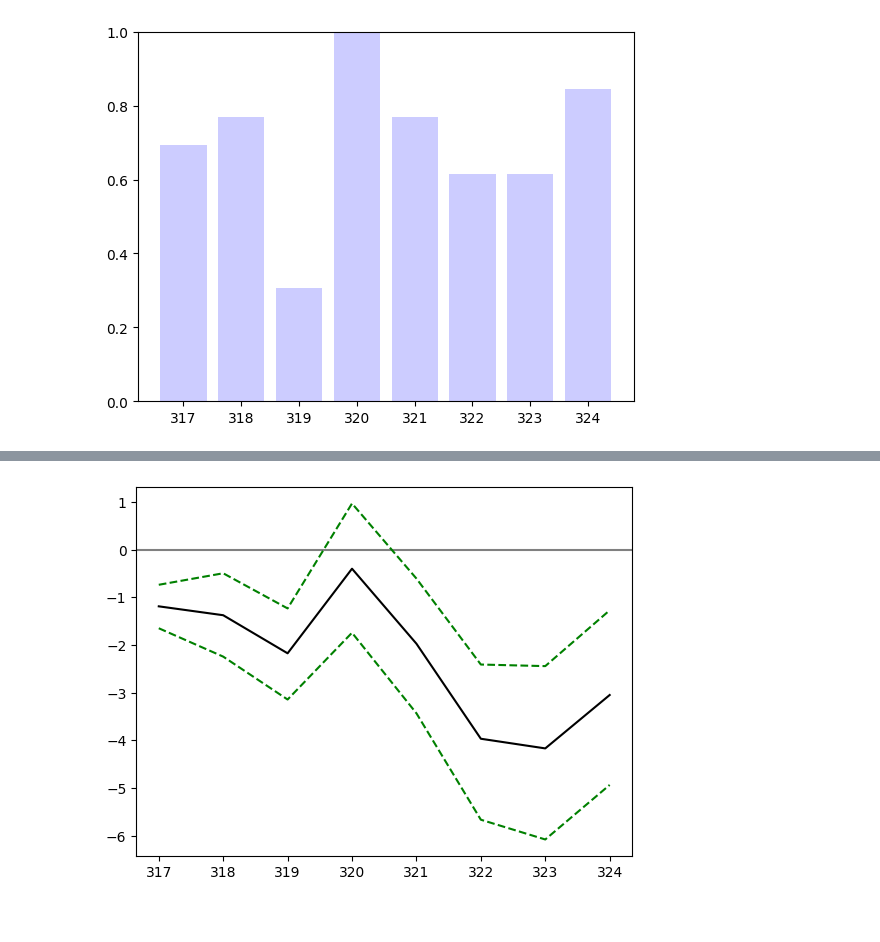
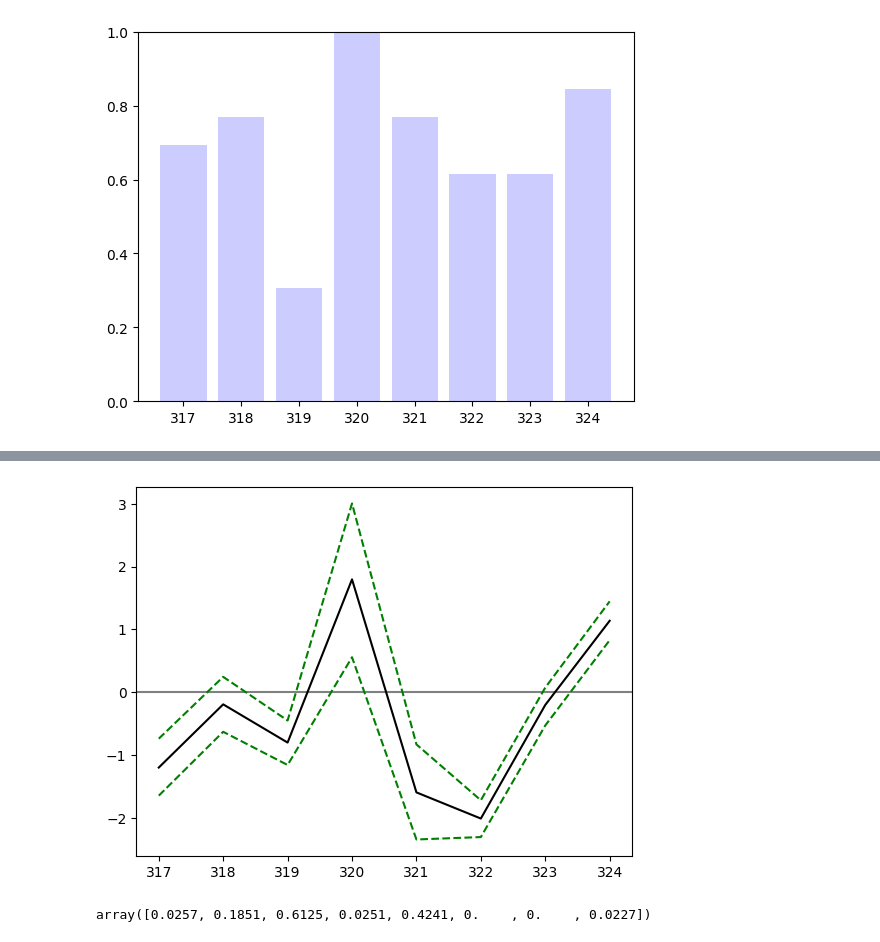
Before and after one commit to orsimarcell/Trump-effect-on-US-stocks, a Jupyter notebook: event_study.ipynb, the cells around one changed output, grey strips where cells are left out. Cells and saved outputs as stored; diff of their text form; code cells hidden in the pictures.

```diff
--- a/event_study.ipynb
+++ b/event_study.ipynb
@@ -188,6 +203,7 @@ plt.show()
 # %%
 # Bootstrap for Trump stocks
 AAR_boot_trump=list()
+AAR_boot_t_trump=list()
 CAAR_boot_trump=list()
 M=10000
 
@@ -203,6 +219,7 @@ for i in range(M):
         columns=stocks_trump
     )
     AAR_boot_trump.append(list(AR_boot.mean(axis=1)))
+    AAR_boot_t_trump.append(list(AR_boot.mean(axis=1)/(AR_boot.std(axis=1,ddof=1)/len(AR_boot.columns))))
     CAAR_boot_trump.append(AR_boot.mean(axis=1).cumsum())
 
 p10_trump=np.percentile(AAR_boot_trump,2.5,axis=0)
@@ -293,12 +310,12 @@ p90_tech_c=np.percentile(CAAR_boot_tech,97.5,axis=0)
 # %%
 plt.axhline(0,color='gray')
 #plt.plot(AAR_stocks_tech,color='green',label=col,linewidth=2)
-plt.plot(event_window_idx,p10_tech_c,color='green',label='p10',linestyle='--')
-plt.plot(event_window_idx,med_tech_c,color='black',label='med')
-plt.plot(event_window_idx,p90_tech_c,color='green',label='p90',linestyle='--')
+plt.plot(event_window_idx,p10_tech,color='green',label='p10',linestyle='--')
+plt.plot(event_window_idx,med_tech,color='black',label='med')
+plt.plot(event_window_idx,p90_tech,color='green',label='p90',linestyle='--')
 
-plt.savefig('btstrp_tech_c.png')
+plt.savefig('btstrp_tech.png')
 
 plt.show()
 # %% [output]
-[figure, old version]
+[figure, new version]
@@ -306,0 +322,5 @@ plt.show()
+# %%
+# THIS SEEMS TO BE THE CORRECT FORMULA - TODO FOR HARRIS & TECH
+(np.abs(stats.t.ppf(0.975,len(stocks_trump)-1))>=np.abs(AAR_boot_t_trump)).mean(axis=0)
+# %% [output]
+array([0.0257, 0.1851, 0.6125, 0.0251, 0.4241, 0.    , 0.    , 0.0227])
```
Also changed, not shown: parts of 6 cells of this notebook, 8 other files.
